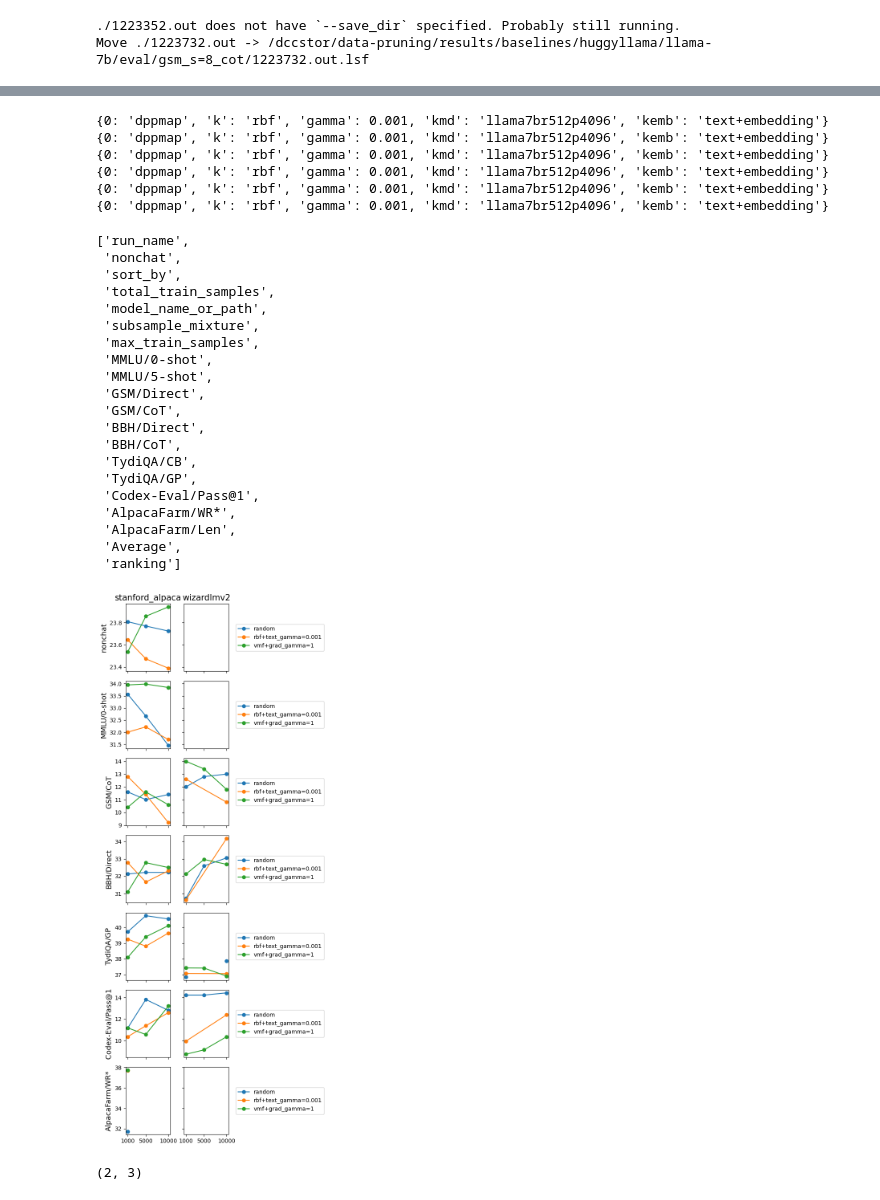
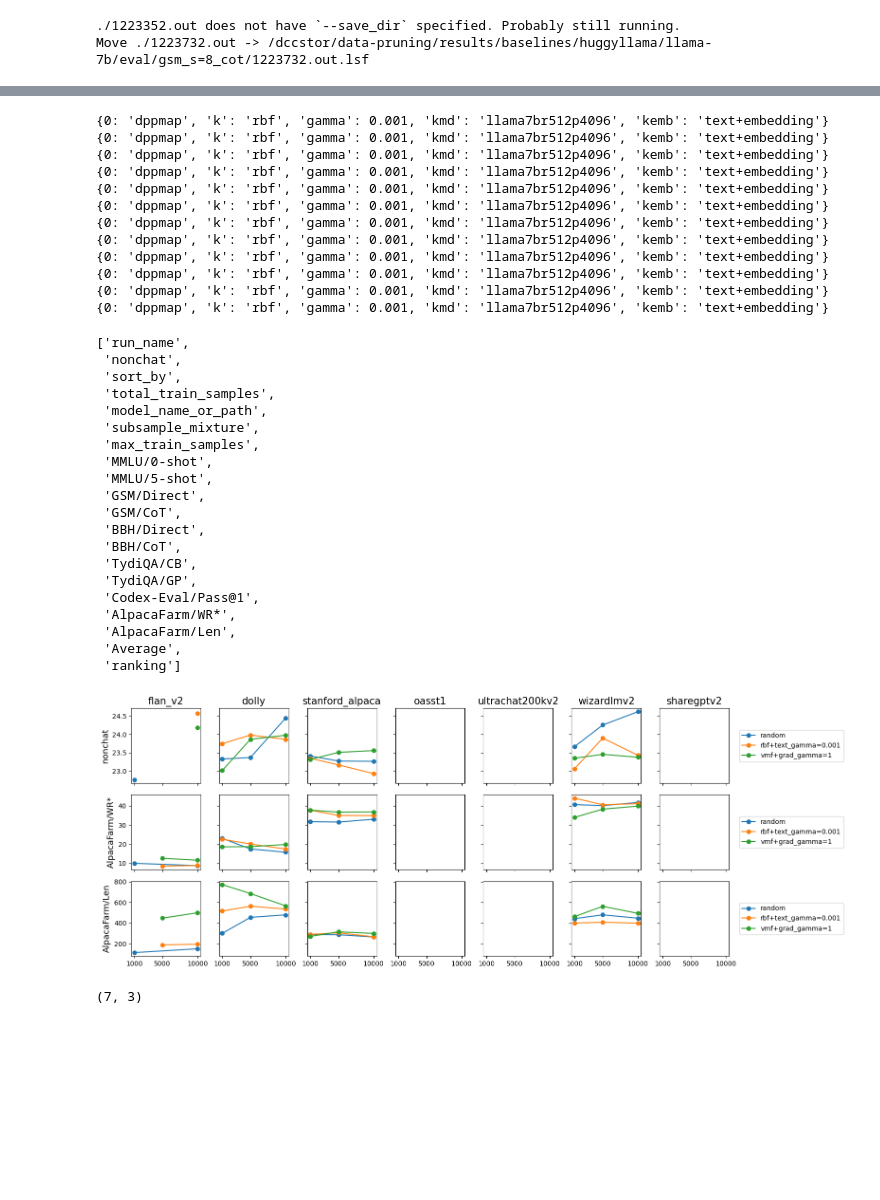
Before and after one commit to tt6746690/open-instruct, a Jupyter notebook: scripts/gen_cmds.ipynb, the cells around one changed output, grey strips where cells are left out. Drawn from its saved outputs; the diff is of its cells as text; code cells hidden in the pictures; blank space fills up the shorter version.

```diff
--- a/scripts/gen_cmds.ipynb
+++ b/scripts/gen_cmds.ipynb
@@ -1269,14 +1272,13 @@ use_normalized_preferred_metric = False
 # dataset = 'oasst1'
 # dataset = 'dolly'
 dataset_list = [
+    'dolly',
+    'oasst1',
+    'flan_v2',
     'stanford_alpaca',
-#     'dolly',
-#     'oasst1',
-#     'flan_v2',
-#     'tulu_v2',
     'wizardlmv2',
-#     'sharegptv2',
-#     'ultrachat200kv2',
+    'sharegptv2',
+    'ultrachat200kv2',
 ]; finetune_type = 'sft'
 # dataset_list = [
 #     'ultrafeedback',
@@ -1358,7 +1360,7 @@ if oom_eval_paths: print(oom_eval_paths)
 cols_avg_blacklist = ['AlpacaFarm/Len']
 
 # chat_fmt = False
-# chat_fmt = True
+chat_fmt = True
 # chat_fmt = 'both'
 # chat_fmt = 'auto' # base model no chatfmt, tuned model with chatfmt
 chat_fmt = 'mix'  # non-alpacaeval no chatfmt, alpacaeval chatfmt
@@ -1530,6 +1554,7 @@ chat_fmt=mix
 from rosemary import parse_kv_from_string
 
 non_chateval_task_names = ['MMLU/0-shot', 'MMLU/5-shot', 'GSM/Direct', 'GSM/CoT', 'BBH/Direct', 'BBH/CoT', 'TydiQA/CB', 'TydiQA/GP', 'Codex-Eval/Pass@1', ]
+non_chateval_task_names = ['MMLU/0-shot', 'MMLU/5-shot', 'GSM/Direct', 'GSM/CoT', 'BBH/Direct', 'BBH/CoT', 'Codex-Eval/Pass@1', ]
 
 def compute_nonchateval_average_performance(row):
     L = [row[k] for k in non_chateval_task_names if k in row]
@@ -1579,7 +1604,6 @@ def parse_sort_by_type(row):
         return None
 
 
-
 dfc = df.copy()
 
 dfc.insert(1, 'sort_by' if chat_fmt!='both' else ('sort_by', ''), dfc.apply(parse_sort_by_from_run_name, axis=1))
@@ -1622,6 +1646,12 @@ list(D.keys())
 {0: 'dppmap', 'k': 'rbf', 'gamma': 0.001, 'kmd': 'llama7br512p4096', 'kemb': 'text+embedding'}
 {0: 'dppmap', 'k': 'rbf', 'gamma': 0.001, 'kmd': 'llama7br512p4096', 'kemb': 'text+embedding'}
 {0: 'dppmap', 'k': 'rbf', 'gamma': 0.001, 'kmd': 'llama7br512p4096', 'kemb': 'text+embedding'}
+{0: 'dppmap', 'k': 'rbf', 'gamma': 0.001, 'kmd': 'llama7br512p4096', 'kemb': 'text+embedding'}
+{0: 'dppmap', 'k': 'rbf', 'gamma': 0.001, 'kmd': 'llama7br512p4096', 'kemb': 'text+embedding'}
+{0: 'dppmap', 'k': 'rbf', 'gamma': 0.001, 'kmd': 'llama7br512p4096', 'kemb': 'text+embedding'}
+{0: 'dppmap', 'k': 'rbf', 'gamma': 0.001, 'kmd': 'llama7br512p4096', 'kemb': 'text+embedding'}
+{0: 'dppmap', 'k': 'rbf', 'gamma': 0.001, 'kmd': 'llama7br512p4096', 'kemb': 'text+embedding'}
+{0: 'dppmap', 'k': 'rbf', 'gamma': 0.001, 'kmd': 'llama7br512p4096', 'kemb': 'text+embedding'}
 ['run_name',
  'nonchat',
  'sort_by',
@@ -1647,14 +1677,17 @@ list(D.keys())
 import matplotlib.pyplot as plt
 
 yaxis_type = 'abs'
+# yaxis_type = 'delta_random'
 assert(yaxis_type in ['delta_random', 'abs'])
-# datasets = ['flan_v2', 'dolly', 'stanford_alpaca', 'oasst1', 'ultrachat200kv2', 'wizardlmv2', 'sharegptv2']
+datasets = ['flan_v2', 'dolly', 'stanford_alpaca', 'oasst1', 'ultrachat200kv2', 'wizardlmv2', 'sharegptv2']
 task_names = ['nonchat', 'MMLU/0-shot', 'GSM/CoT', 'BBH/Direct', 'TydiQA/GP', 'Codex-Eval/Pass@1', 'AlpacaFarm/WR*',]
-# task_names = ['MMLU/0-shot', 'GSM/CoT', 'BBH/Direct', 'TydiQA/GP', 'Codex-Eval/Pass@1', 'AlpacaFarm/WR', 'AlpacaFarm/ΔWR', 'AlpacaFarm/Len',]
-# task_names = ['nonchat', 'AlpacaFarm/WR*', 'AlpacaFarm/Len',]
+task_names = ['nonchat', 'AlpacaFarm/WR', 'AlpacaFarm/ΔWR', 'AlpacaFarm/Len']
+task_names = ['nonchat', 'AlpacaFarm/WR*', 'AlpacaFarm/Len',]
+
+
 # task_names = ['AlpacaFarm/WR*',]
 
-datasets = ['stanford_alpaca', 'wizardlmv2']
+# datasets = ['stanford_alpaca', 'wizardlmv2']
 # task_names = ['nonchat', 'MMLU/0-shot', 'GSM/CoT', 'BBH/Direct', 'TydiQA/GP', 'Codex-Eval/Pass@1']
 
 
@@ -1666,37 +1699,42 @@ fig, axs = plt.subplots(nrows, ncols, figsize=(w*ncols+2,w*nrows), sharey='row',
 
 xs_possible = []
 
 for axi, task_name in enumerate(task_names):
     d = D[task_name]
     for axj, dataset in enumerate(datasets):
         ax = axs.reshape(nrows, ncols)[axi, axj]
         sort_by_types = sorted(set(x.sort_by_type for x in d.keys()))
 
         for i, sort_by_type in enumerate(sort_by_types):
             xs = sorted([x.subset_size for x in d.keys()
                          if x.dataset == dataset and x.sort_by_type==sort_by_type])
             xs_possible += list(set(xs) - set(xs_possible))
             ys = [d[DKey(sort_by_type, dataset, x)] for x in xs]
             if yaxis_type == 'delta_random':
-                ys = [y-d[DKey('vmf+grad+gamma=1', dataset, x)] for x, y in zip(xs, ys)]
-            ax.plot(xs, ys, 'o-', label=sort_by_type)
+                if not all(DKey('random', dataset, x) in d for x in xs): continue
+                ys = [y-d[DKey('random', dataset, x)] for x, y in zip(xs, ys)]
+            if 'random' in sort_by_type:
+                marker_style = 'o-'
+            else:
+                marker_style = 'o-'
+            ax.plot(xs, ys, marker_style, label=sort_by_type)
 
 #         ax.set_yscale('log')
 
 for axi, task_name in enumerate(task_names):
     axs.reshape(nrows, ncols)[axi, 0].set_ylabel('△ '+task_name if yaxis_type.startswith('delta') else task_name, fontsize=13)
     axs.reshape(nrows, ncols)[axi, -1].legend(loc='center left', bbox_to_anchor=(1.1, 0.5))
 for axj, dataset in enumerate(datasets):
     axs.reshape(nrows, ncols)[0, axj].set_title(dataset, fontsize=15)
     axs.reshape(nrows, ncols)[0, axj].set_xticks(xs_possible, xs_possible)
 
 space = 0.05
 fig.subplots_adjust(wspace=space, hspace=space)  # Adjust the value as needed
 
 fig.tight_layout()
 # %% [output]
-[figure, old version]
+[figure, new version]
 # %%
 ncols, nrows
 # %% [output]
-(2, 3)
+(7, 3)
```
Also changed, not shown: parts of 2 cells of this notebook.
